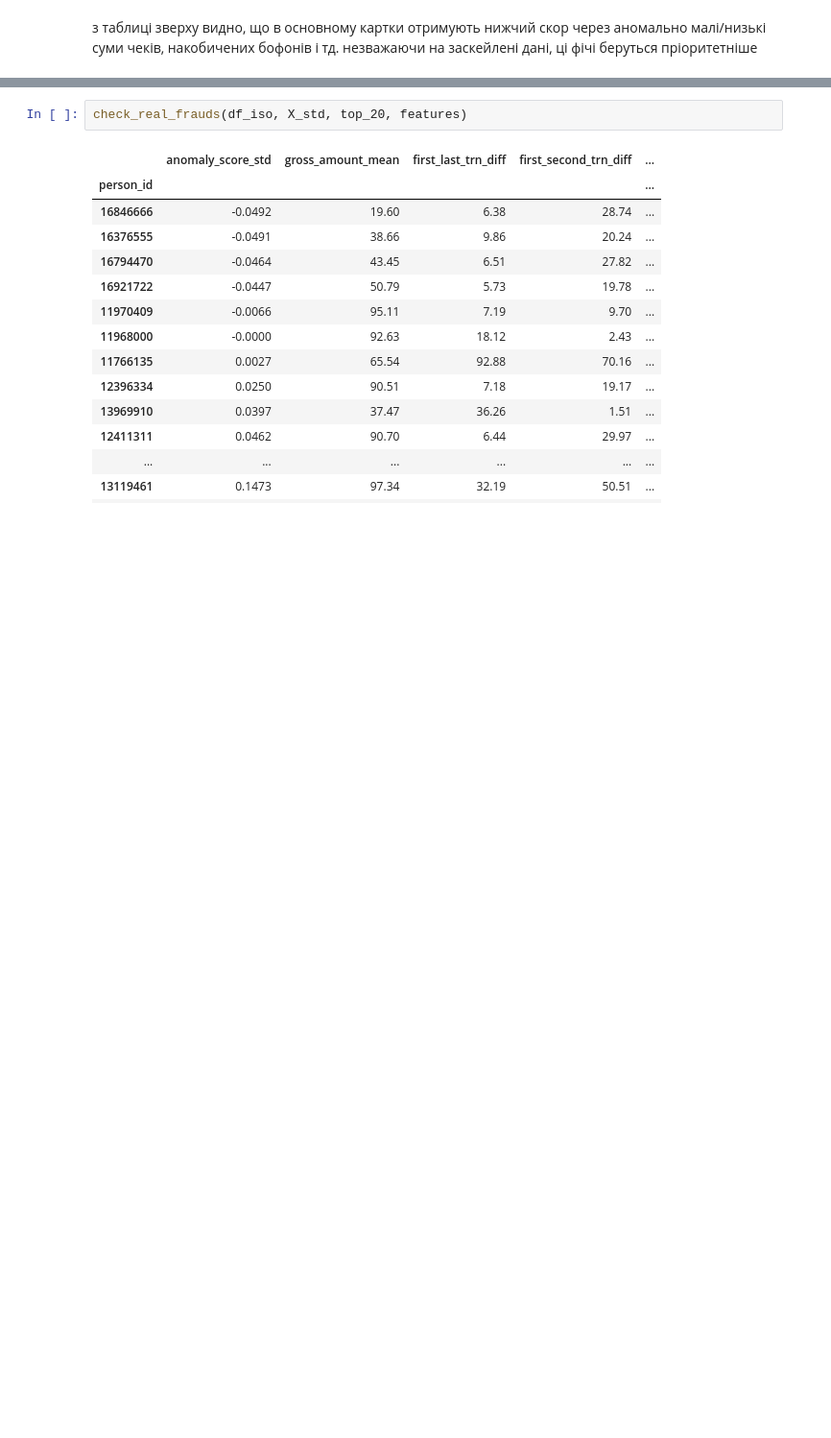
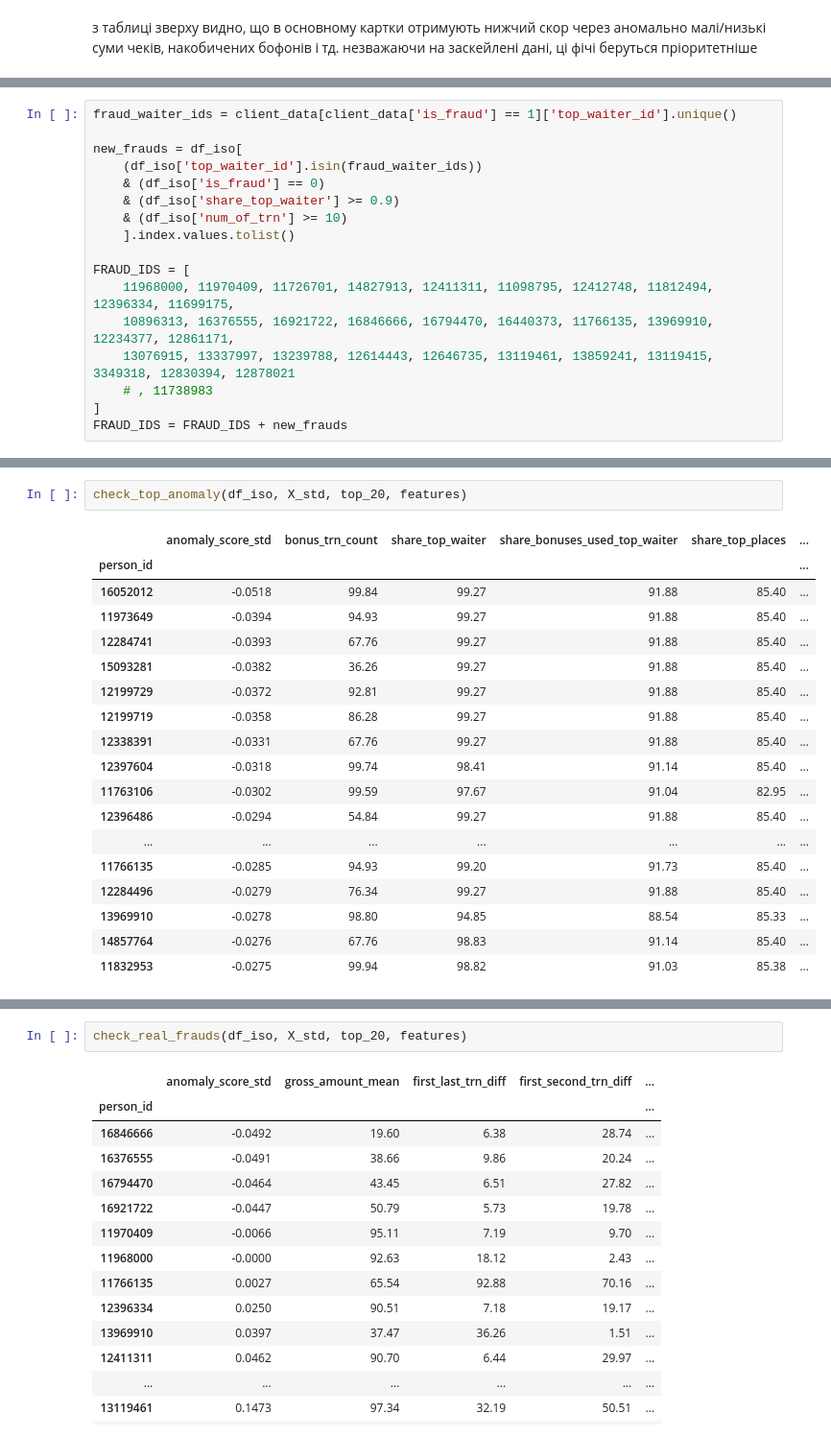
Before and after one commit to yoolinka/Fraud-Detection, a Jupyter notebook: models/models_tuning.ipynb, the cells around one changed output, grey strips where cells are left out. Shown at 96% size. Drawn from its saved outputs; the diff is of its cells as text; blank space fills up the shorter version.

```diff
--- a/models/models_tuning.ipynb
+++ b/models/models_tuning.ipynb
@@ -647,0 +673,17 @@ One Class SVM: Anomaly Hit Rate = 0.3571, recall@20 = 0.1429, precision@20 = 0.2
+# %%
+fraud_waiter_ids = client_data[client_data['is_fraud'] == 1]['top_waiter_id'].unique()
+
+new_frauds = df_iso[
+    (df_iso['top_waiter_id'].isin(fraud_waiter_ids))
+    & (df_iso['is_fraud'] == 0)
+    & (df_iso['share_top_waiter'] >= 0.9)
+    & (df_iso['num_of_trn'] >= 10)
+    ].index.values.tolist()
+
+FRAUD_IDS = [
+    11968000, 11970409, 11726701, 14827913, 12411311, 11098795, 12412748, 11812494, 12396334, 11699175,
+    10896313, 16376555, 16921722, 16846666, 16794470, 16440373, 11766135, 13969910, 12234377, 12861171,
+    13076915, 13337997, 13239788, 12614443, 12646735, 13119461, 13859241, 13119415, 3349318, 12830394, 12878021
+    # , 11738983
+]
+FRAUD_IDS = FRAUD_IDS + new_frauds
@@ -647,0 +781,21 @@ One Class SVM: Anomaly Hit Rate = 0.3571, recall@20 = 0.1429, precision@20 = 0.2
+# %%
+check_top_anomaly(df_iso, X_std, top_20, features)
+# %% [output]
+|  | anomaly_score_std | bonus_trn_count | share_top_waiter | share_bonuses_used_top_waiter | share_top_places | ... |
+| person_id |  |  |  |  |  | ... |
+| 16052012 | -0.0518 | 99.84 | 99.27 | 91.88 | 85.40 | ... |
+| 11973649 | -0.0394 | 94.93 | 99.27 | 91.88 | 85.40 | ... |
+| 12284741 | -0.0393 | 67.76 | 99.27 | 91.88 | 85.40 | ... |
+| 15093281 | -0.0382 | 36.26 | 99.27 | 91.88 | 85.40 | ... |
+| 12199729 | -0.0372 | 92.81 | 99.27 | 91.88 | 85.40 | ... |
+| 12199719 | -0.0358 | 86.28 | 99.27 | 91.88 | 85.40 | ... |
+| 12338391 | -0.0331 | 67.76 | 99.27 | 91.88 | 85.40 | ... |
+| 12397604 | -0.0318 | 99.74 | 98.41 | 91.14 | 85.40 | ... |
+| 11763106 | -0.0302 | 99.59 | 97.67 | 91.04 | 82.95 | ... |
+| 12396486 | -0.0294 | 54.84 | 99.27 | 91.88 | 85.40 | ... |
+| ... | ... | ... | ... | ... | ... | ... |
+| 11766135 | -0.0285 | 94.93 | 99.20 | 91.73 | 85.40 | ... |
+| 12284496 | -0.0279 | 76.34 | 99.27 | 91.88 | 85.40 | ... |
+| 13969910 | -0.0278 | 98.80 | 94.85 | 88.54 | 85.33 | ... |
+| 14857764 | -0.0276 | 67.76 | 98.83 | 91.14 | 85.40 | ... |
+| 11832953 | -0.0275 | 99.94 | 98.82 | 91.03 | 85.38 | ... |
```
Also changed, not shown: parts of 27 cells of this notebook, 6 other files.
